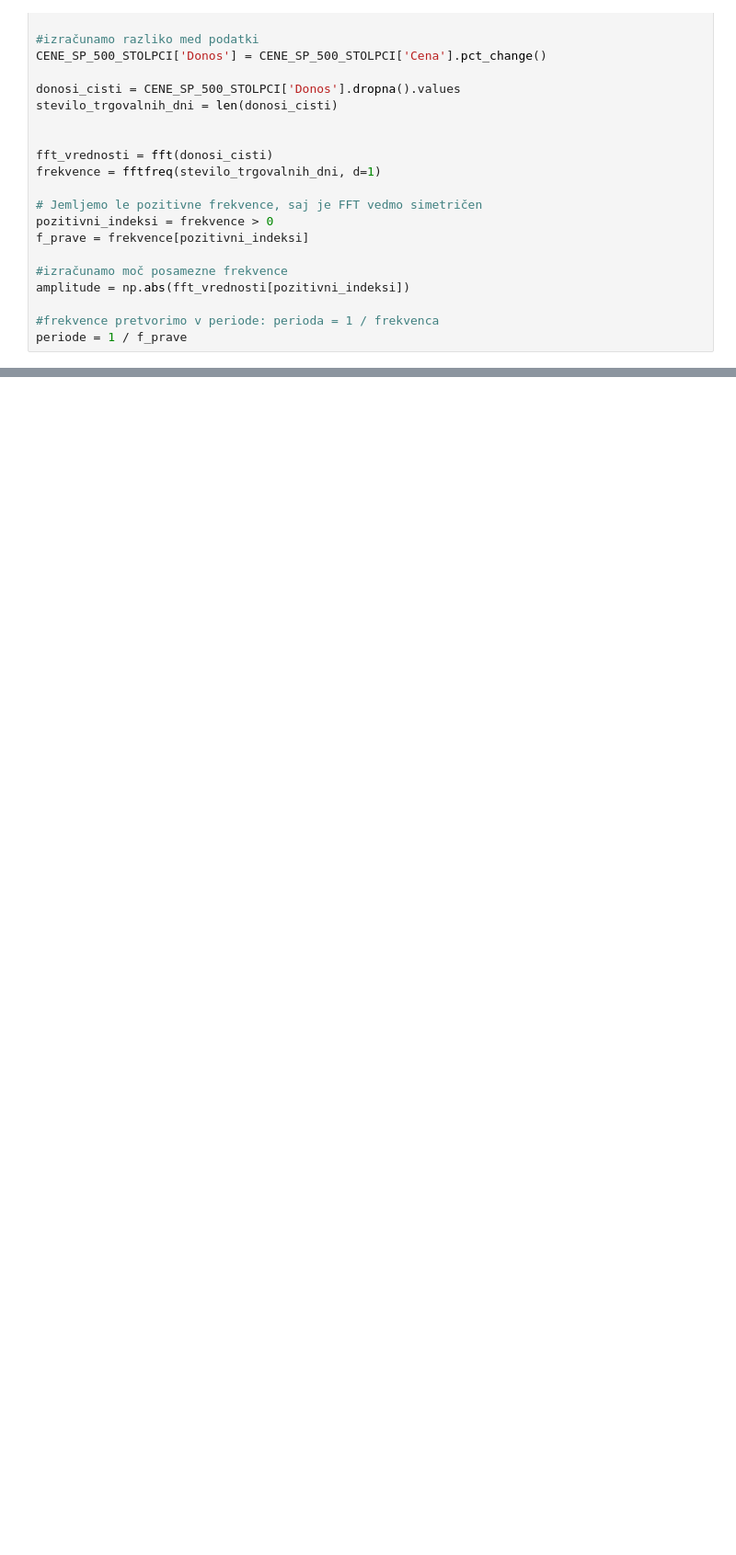
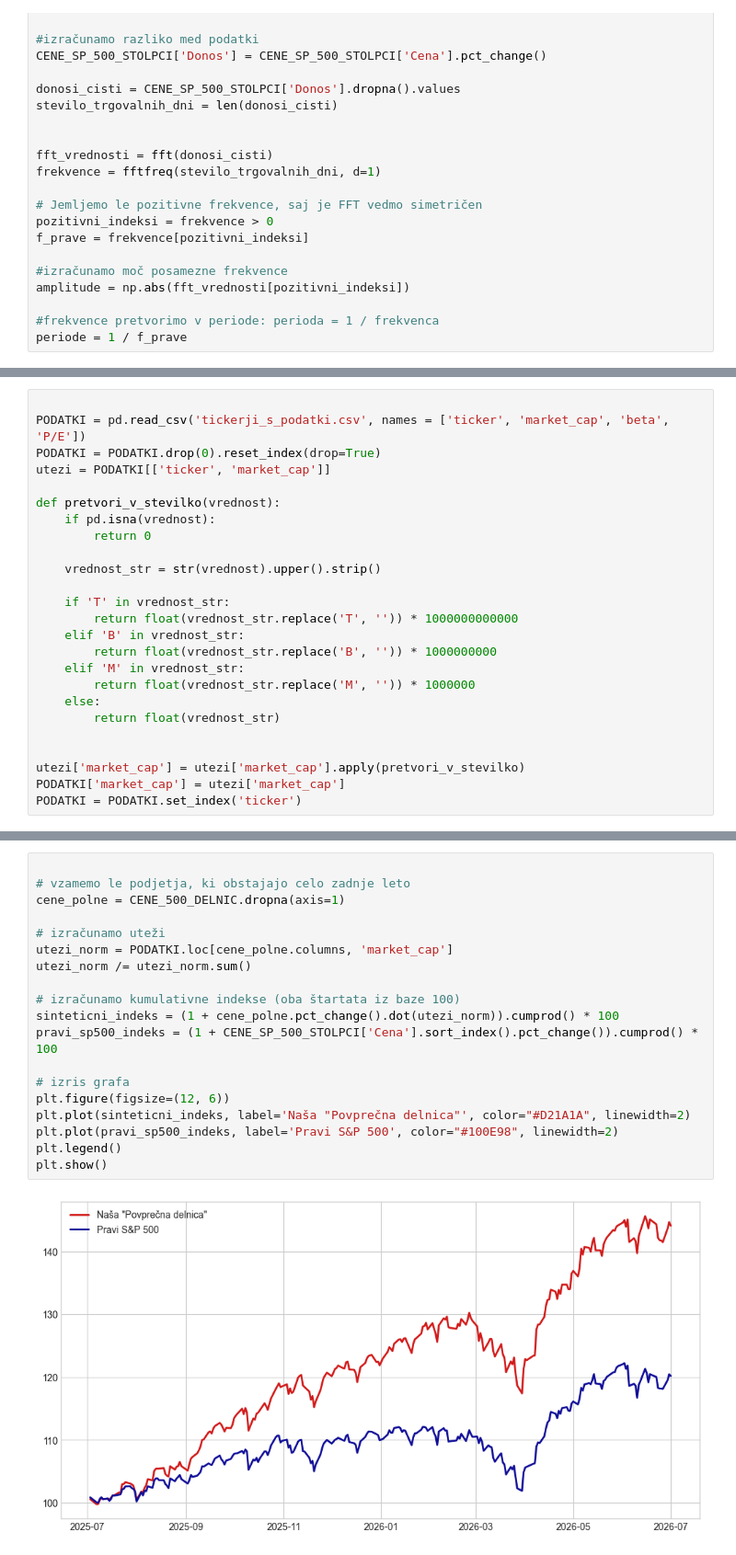
Before and after one commit to jureajdovec/Seminarska_naloga_UVP, a Jupyter notebook: analiza_delnic.ipynb, the cells around one changed output, grey strips where cells are left out. Shown at 92% size. Drawn from its saved outputs; the diff is of its cells as text; blank space fills up the shorter version.

```diff
--- a/analiza_delnic.ipynb
+++ b/analiza_delnic.ipynb
@@ -106,0 +159,25 @@ Fourierova extrapolacija poteka v treh korakih in sicer:
+# %%
+
+PODATKI = pd.read_csv('tickerji_s_podatki.csv', names = ['ticker', 'market_cap', 'beta', 'P/E'])
+PODATKI = PODATKI.drop(0).reset_index(drop=True)
+utezi = PODATKI[['ticker', 'market_cap']]
+
+def pretvori_v_stevilko(vrednost):
+    if pd.isna(vrednost):
+        return 0
+
+    vrednost_str = str(vrednost).upper().strip()
+
+    if 'T' in vrednost_str:
+        return float(vrednost_str.replace('T', '')) * 1000000000000
+    elif 'B' in vrednost_str:
+        return float(vrednost_str.replace('B', '')) * 1000000000
+    elif 'M' in vrednost_str:
+        return float(vrednost_str.replace('M', '')) * 1000000
+    else:
+        return float(vrednost_str)
+
+
+utezi['market_cap'] = utezi['market_cap'].apply(pretvori_v_stevilko)
+PODATKI['market_cap'] = utezi['market_cap']
+PODATKI = PODATKI.set_index('ticker')
@@ -106,0 +186,21 @@ Fourierova extrapolacija poteka v treh korakih in sicer:
+# %%
+
+# vzamemo le podjetja, ki obstajajo celo zadnje leto
+cene_polne = CENE_500_DELNIC.dropna(axis=1)
+
+# izračunamo uteži
+utezi_norm = PODATKI.loc[cene_polne.columns, 'market_cap']
+utezi_norm /= utezi_norm.sum()
+
+# izračunamo kumulativne indekse (oba štartata iz baze 100)
+sinteticni_indeks = (1 + cene_polne.pct_change().dot(utezi_norm)).cumprod() * 100
+pravi_sp500_indeks = (1 + CENE_SP_500_STOLPCI['Cena'].sort_index().pct_change()).cumprod() * 100
+
+# izris grafa
+plt.figure(figsize=(12, 6))
+plt.plot(sinteticni_indeks, label='Naša "Povprečna delnica"', color="#D21A1A", linewidth=2)
+plt.plot(pravi_sp500_indeks, label='Pravi S&P 500', color="#100E98", linewidth=2)
+plt.legend()
+plt.show()
+# %% [output]
+[figure, added]
```
Also changed, not shown: parts of 12 cells of this notebook.
